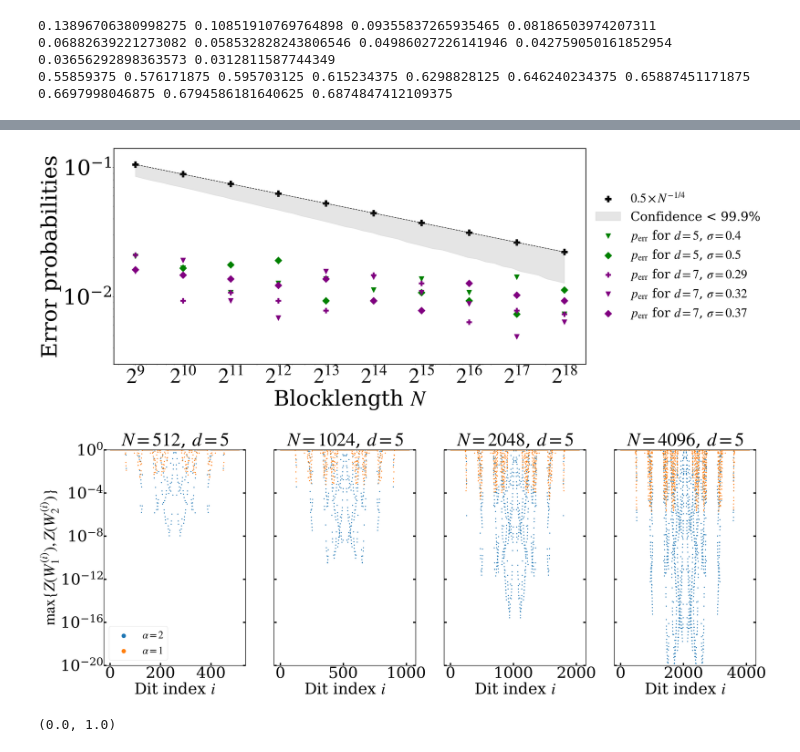
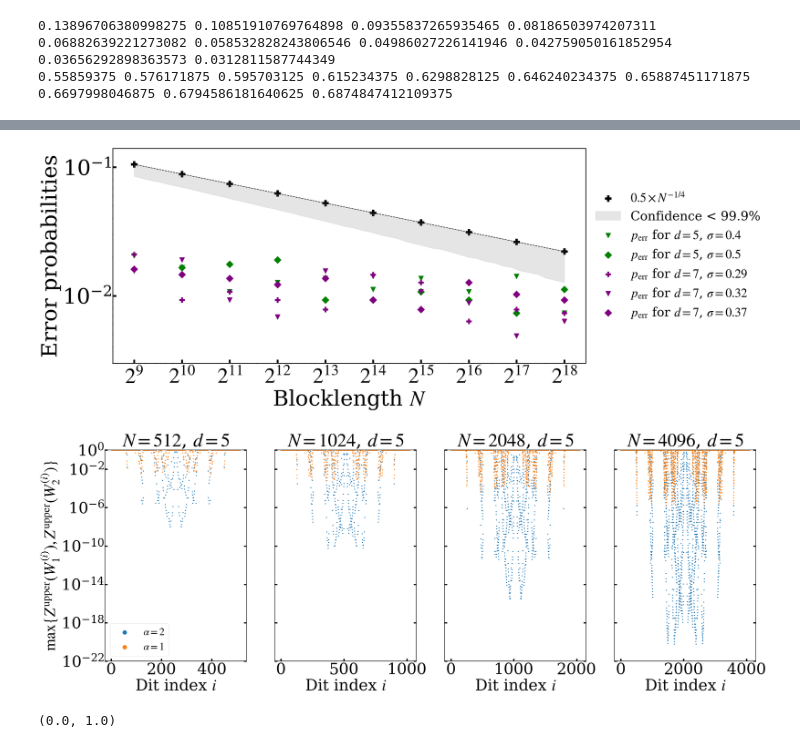
Before and after one commit to mahadevans2432/achievable-rates-sq-GKP, a Jupyter notebook: all_plots.ipynb, the cells around one changed output, grey strips where cells are left out. Saved outputs shown, nothing was run; the diff lists cells and outputs as text; code cells hidden in the pictures.

```diff
--- a/all_plots.ipynb
+++ b/all_plots.ipynb
@@ -96,6 +96,7 @@ for d in [2,3,5,7,11,13,17]:
 I_analog_sq = np.array(I_analog_sq)
 np.save('I_analog_sq_d_2-17.npy',I_analog_sq)
 # %%
+sig1 = np.linspace(0.1,0.62,1000)
 plt.rcParams["figure.figsize"] = (24,20)
 I_analog_sq = np.load('I_analog_sq_d_2-17.npy')
 coherent_info = lambda sig: np.log2(1/(sig*sig*np.e))
@@ -110,7 +111,8 @@ plt.ylabel(r'Rate (qubits per mode)',fontsize=60)
 plt.xlabel(r'Noise strength $\sigma$',fontsize=60)
 plt.legend()
 plt.ylim(0,3)
-plt.xlim(0.21,0.62)
-plt.tick_params(axis='y', direction='in',width=5,length=10)
-plt.tick_params(axis='x', direction='in',width=5,length=10)
+plt.xlim(0.2,0.62)
+plt.tick_params(axis='y', direction='in', width=5, length=10, pad=23)  # pad moves labels left
+plt.tick_params(axis='x', direction='in', width=5, length=10, pad=23)  # pad moves labels down
+plt.savefig("fig2c.svg", format="svg", bbox_inches="tight")
 # %% [output]
@@ -291,12 +294,12 @@ colors = ['goldenrod','red','green','purple']
 
 fig, ax = plt.subplots()
 
-ax.scatter(2**np.arange(9,19,1), [0.5*(1/2)**(p/4) for p in range(9,19)],
+ax.scatter(2**np.arange(9,19,1), [0.5*(1/2)**(p*1/4) for p in range(9,19)],
            label=r'$0.5\times N^{-1/4}$', s=300, marker='P', color='k')
-ax.plot(2**np.linspace(9,18),  0.5*(2**(-np.linspace(9,18)/4)), 'k--')
+ax.plot(2**np.linspace(9,18),  0.5*(2**(-np.linspace(9,18)*1/4)), 'k--')
 ax.fill_between(2**np.linspace(9,18),
-                scipy.stats.binom.ppf(0.001, 2048, 0.5*(2**(-np.linspace(9,18)/4)))/2048,
-                0.5*(1/2)**(np.linspace(9,18)/4),
+                scipy.stats.binom.ppf(0.001, 2048, 0.5*(2**(-np.linspace(9,18)*1/4)))/2048,
+                0.5*(2**(-np.linspace(9,18)*1/4)),
                 alpha=0.2, label=r'Confidence < 99.9%', color='grey')
 
 
@@ -334,7 +337,10 @@ ax.legend(loc='center left',
           borderaxespad=0,
           frameon=False,
           fontsize=35)
+ax.tick_params(axis='y', direction='in',width=5,length=10)
+ax.tick_params(axis='x', direction='in',width=5,length=10,pad=10)
+plt.savefig('fig11.pdf',format='pdf',bbox_inches='tight')
 
 plt.tight_layout()
 # %% [output]
-[figure, old version]
+[figure, new version]
@@ -341,21 +365,8 @@ plt.tight_layout()
 # %%
-n_mc = 3
-samples = 2**16
+Z1 = np.load('Zdata_alpha/ZWi_d5_N8_1M_samples_a1.npy')
+Z2 = np.load('Zdata_alpha/ZWi_d5_N8_1M_samples_a2.npy')
 
-Zw = np.log(np.array([[scipy.integrate.quad(lambda s: Z_w_integrand(s,5,i,0.4),-1/2,1/2)[0]] for i in range(5)]))
-Zw1 = Zw
-Zw2 = Zw
-
-for i in range(n_mc):
-    Zw1 = log_recursive_Zwi_upper_alpha(Zw1, 1)
-    Zw2 = log_recursive_Zwi_upper_alpha(Zw2, 2)
-Z1 = np.log(estimate_Z_Wi_displ_sq_dGKP_all(5, 2**n_mc, 0.4, samples, alpha=1))
-Z1[:,-1] = Zw1[:,-1]
-Z2 = np.log(estimate_Z_Wi_displ_sq_dGKP_all(5, 2**n_mc, 0.4, samples, alpha=2))
-Z2[:,-1] = Zw2[:,-1]
-
-
-for i in range(8-n_mc):
+for i in range(8-3):
     Z1 = log_recursive_Zwi_upper_alpha(Z1, 1)
     Z2 = log_recursive_Zwi_upper_alpha(Z2, 2)
 
@@ -391,36 +402,45 @@ axes[1].scatter(range(1,N+1),np.maximum(ZX,np.flip(ZX)),s=sze,label=r'$\alpha =
 Z1 = log_recursive_Zwi_upper_alpha(Z1, 1)
 Z2 = log_recursive_Zwi_upper_alpha(Z2, 2)
 
 N = len(Z1[0,:])
 ZX = np.mean(np.exp(Z2[1:,:]),axis=0)
 axes[2].set_title('$N ='+str(N)+' $, $d=5$')
 axes[2].scatter(range(1,N+1),np.maximum(ZX,np.flip(ZX)),s=sze,label=r'$\alpha = 2$')
 
 ZX = np.mean(np.exp(Z1[1:,:]),axis=0)
 axes[2].scatter(range(1,N+1),np.maximum(ZX,np.flip(ZX)),s=sze,label=r'$\alpha = 1$')
 #axes[2].legend(markerscale=5)
 
 Z1 = log_recursive_Zwi_upper_alpha(Z1, 1)
 Z2 = log_recursive_Zwi_upper_alpha(Z2, 2)
 
 N = len(Z1[0,:])
 ZX = np.mean(np.exp(Z2[1:,:]),axis=0)
 axes[3].set_title('$N ='+str(N)+' $, $d=5$')
 axes[3].scatter(range(1,N+1),np.maximum(ZX,np.flip(ZX)),s=sze,label=r'$\alpha = 2$')
 
 ZX = np.mean(np.exp(Z1[1:,:]),axis=0)
 axes[3].scatter(range(1,N+1),np.maximum(ZX,np.flip(ZX)),s=sze,label=r'$\alpha = 1$')
 #axes[3].legend(markerscale=5)
 
-axes[0].set_ylabel(r'$\max\{Z(W_1^{(i)}),Z(W_2^{(i)})\}$')
+axes[0].set_ylabel(r'$\max\{Z^{\mathrm{upper}}(W_1^{(i)}),Z^{\mathrm{upper}}(W_2^{(i)})\}$')
 for i in range(4):
     axes[i].tick_params(axis='y', direction='in',width=5,length=10,right=True)
     axes[i].tick_params(axis='x', direction='in',width=5,length=10)
     axes[i].set_xlabel(r'Dit index $i$')
 plt.yscale('log')
-plt.ylim(1e-20,1)
+
+
+# after plt.yscale('log') and before plt.savefig
+ax = axes[0]  # or any axes, since sharey=True propagates
+yticks = list(ax.get_yticks())
+if 1.0 not in yticks:
+    yticks.append(1.0)
+ax.set_yticks(sorted(yticks))
+plt.ylim(1e-22,1.0)
+plt.savefig('fig4.pdf',format='pdf',bbox_inches='tight')
 # %% [output]
-[figure, old version]
+[figure, new version]
 # %%
 I_analog_hexd2 = np.array([np.log2(2) + scipy.integrate.dblquad(Hp_hex_integrand,-0.5,0.5,lambda x: -0.5,lambda x:0.5, args=(s,2))[0] for s in np.linspace(0.32,0.62,1000)])
 np.save('I_analog_hexd2_0.32to0.62.npy',I_analog_hexd2)
```
Also changed, not shown: parts of 5 cells of this notebook, 7 other files.
